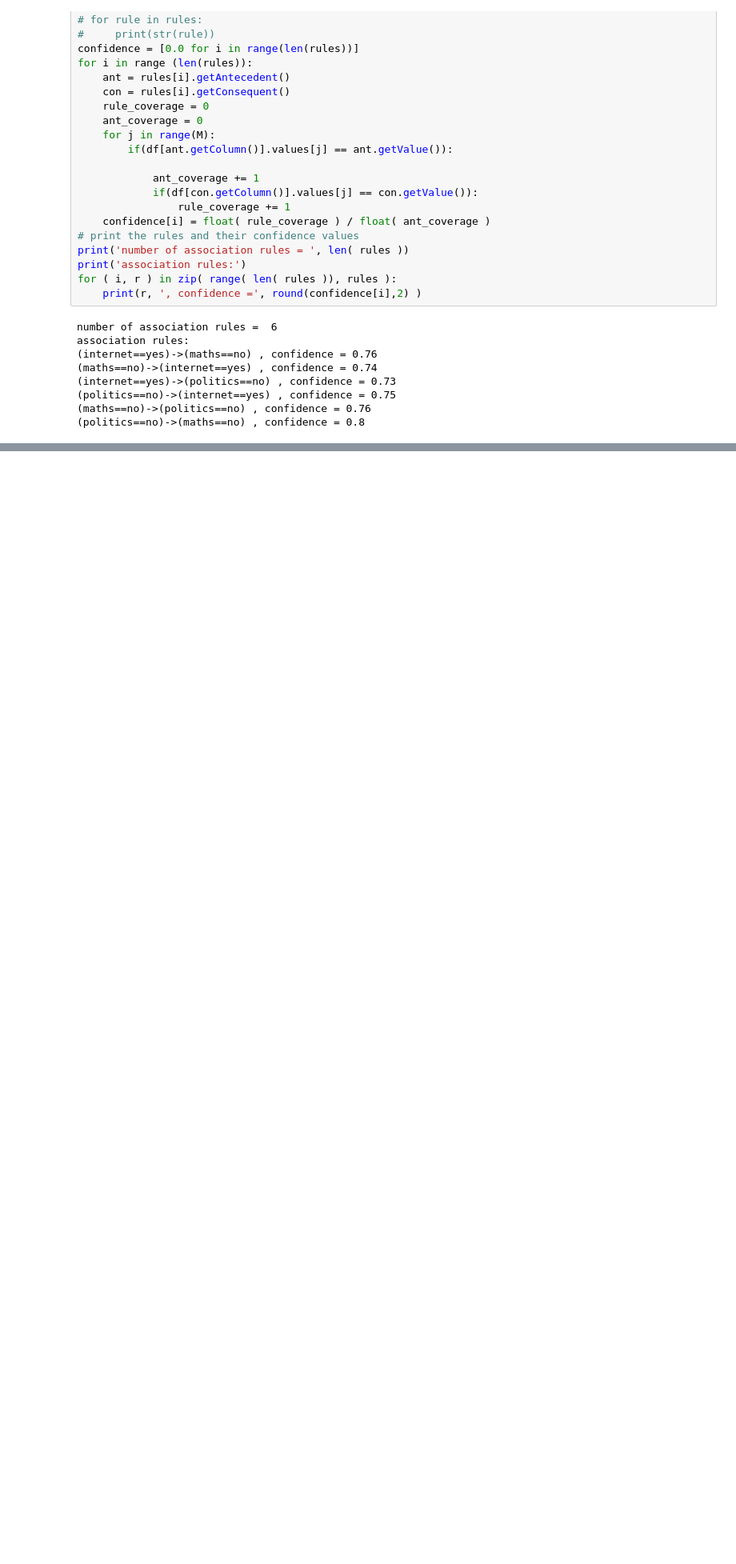
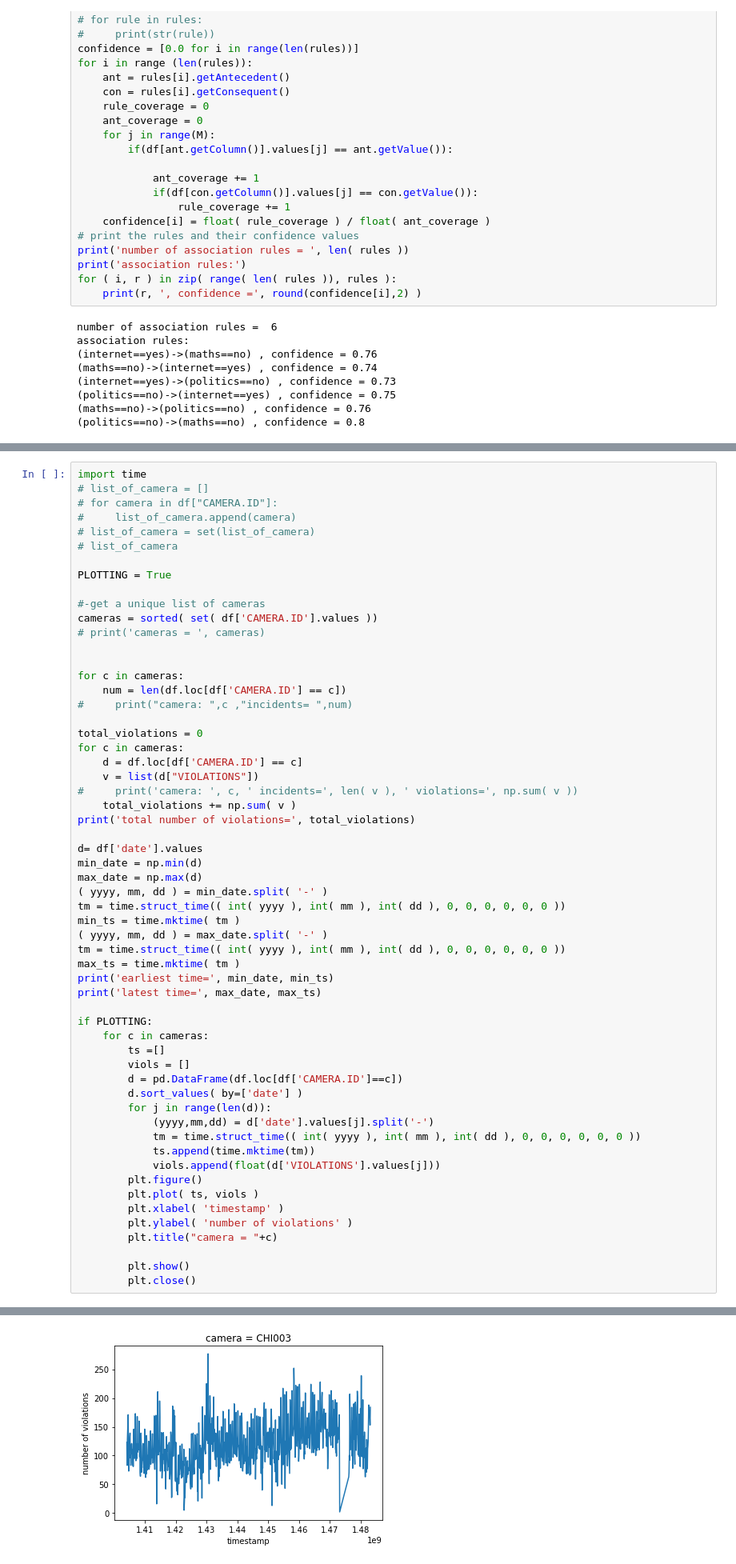
Before and after one commit to ZywO0/Data-Mining, a Jupyter notebook: lab9/solution/Practical 9 Methods for Structured Data.ipynb, the cells around one changed output, grey strips where cells are left out. Shown at 80% size. Saved outputs shown, nothing was run; the diff lists cells and outputs as text; blank space fills up the shorter version.

```diff
--- a/lab9/solution/Practical 9 Methods for Structured Data.ipynb
+++ b/lab9/solution/Practical 9 Methods for Structured Data.ipynb
@@ -174,0 +263,59 @@ association rules:
+# %%
+import time
+# list_of_camera = []
+# for camera in df["CAMERA.ID"]:
+#     list_of_camera.append(camera)
+# list_of_camera = set(list_of_camera)
+# list_of_camera
+
+PLOTTING = True
+
+#-get a unique list of cameras
+cameras = sorted( set( df['CAMERA.ID'].values ))
+# print('cameras = ', cameras)
+
+
+for c in cameras:
+    num = len(df.loc[df['CAMERA.ID'] == c])
+#     print("camera: ",c ,"incidents= ",num)
+
+total_violations = 0
+for c in cameras:
+    d = df.loc[df['CAMERA.ID'] == c]
+    v = list(d["VIOLATIONS"])
+#     print('camera: ', c, ' incidents=', len( v ), ' violations=', np.sum( v ))
+    total_violations += np.sum( v )
+print('total number of violations=', total_violations)
+
+d= df['date'].values
+min_date = np.min(d)
+max_date = np.max(d)
+( yyyy, mm, dd ) = min_date.split( '-' )
+tm = time.struct_time(( int( yyyy ), int( mm ), int( dd ), 0, 0, 0, 0, 0, 0 ))
+min_ts = time.mktime( tm )
+( yyyy, mm, dd ) = max_date.split( '-' )
+tm = time.struct_time(( int( yyyy ), int( mm ), int( dd ), 0, 0, 0, 0, 0, 0 ))
+max_ts = time.mktime( tm )
+print('earliest time=', min_date, min_ts)
+print('latest time=', max_date, max_ts)
+
+if PLOTTING:
+    for c in cameras:
+        ts =[]
+        viols = []
+        d = pd.DataFrame(df.loc[df['CAMERA.ID']==c])
+        d.sort_values( by=['date'] )
+        for j in range(len(d)):
+            (yyyy,mm,dd) = d['date'].values[j].split('-')
+            tm = time.struct_time(( int( yyyy ), int( mm ), int( dd ), 0, 0, 0, 0, 0, 0 ))
+            ts.append(time.mktime(tm))
+            viols.append(float(d['VIOLATIONS'].values[j]))
+        plt.figure()
+        plt.plot( ts, viols )
+        plt.xlabel( 'timestamp' )
+        plt.ylabel( 'number of violations' )
+        plt.title("camera = "+c)
+
+        plt.show()
+        plt.close()
+# %% [output]
@@ -174,0 +325 @@ association rules:
+[figure, added]
```
Also changed, not shown: parts of 7 cells of this notebook, 19 other files.
